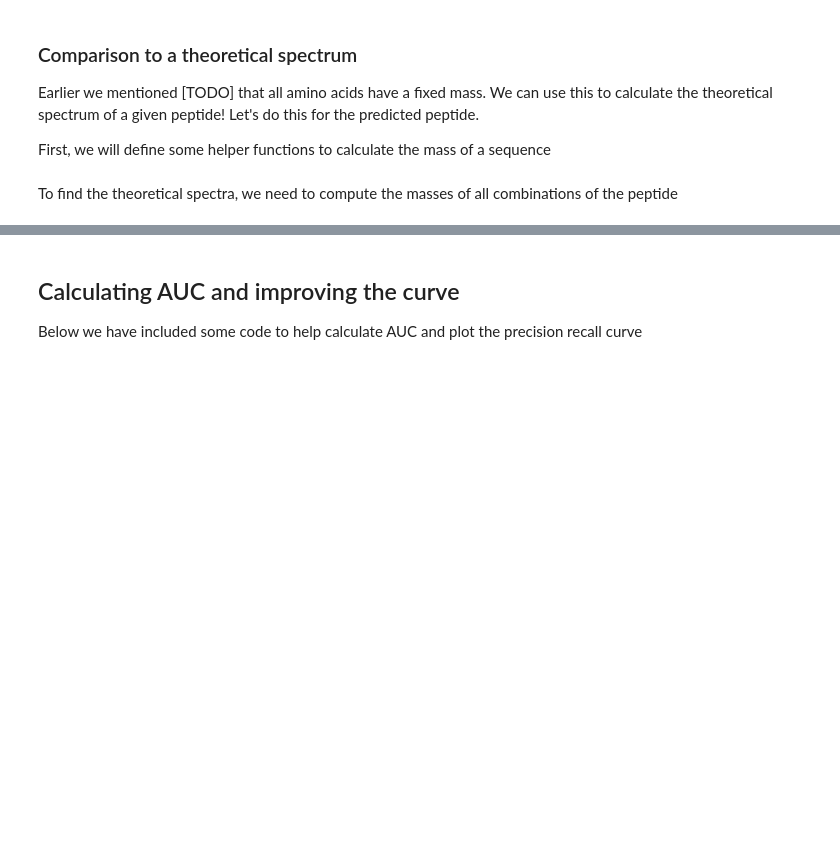
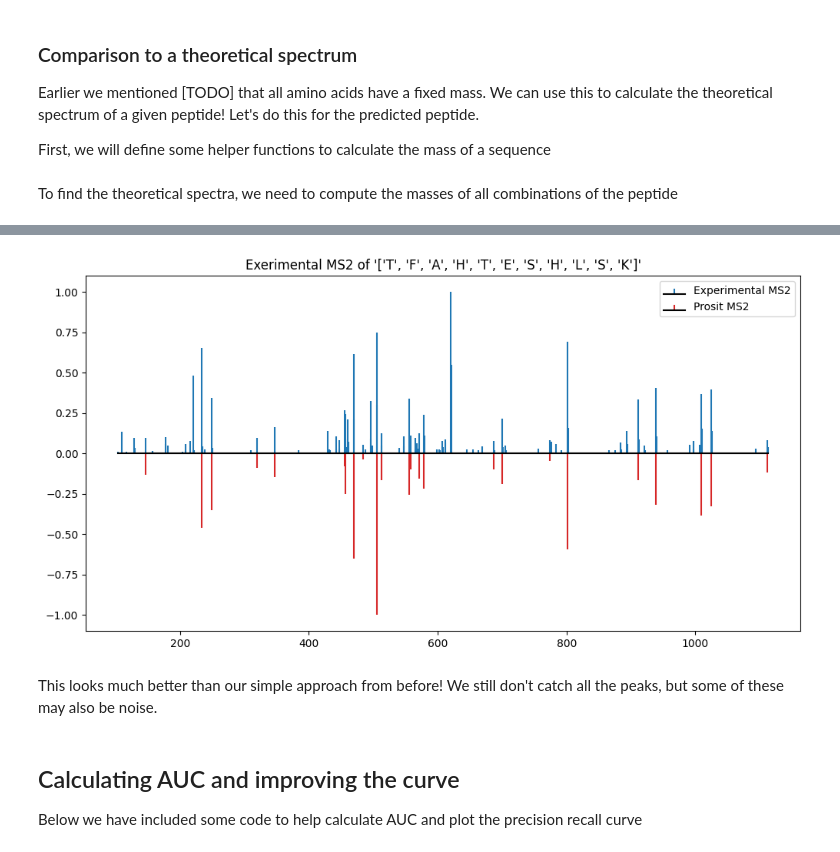
Before and after one commit to BioGeek/hackathon_indaba_senegal_2024, a Jupyter notebook: starter_notebook.ipynb, the cells around one changed output, grey strips where cells are left out. Saved outputs shown, nothing was run; the diff lists cells and outputs as text; code cells hidden in the pictures; blank space fills up the shorter version.

```diff
--- a/starter_notebook.ipynb
+++ b/starter_notebook.ipynb
@@ -235,0 +417,12 @@ As you can see, the peaks actually line up quite well with the theoretical spect
+# %%
+idx = train_df["preds_beam_0"].map(lambda x: len(x) > 0)
+
+subset_df = pd.DataFrame({
+    'ID': train_df.loc[idx, "ID"],
+    'prediction': train_df.loc[idx, "target"].map(lambda x: tokenize(x)),
+    'precursor_charge': train_df.loc[idx, "precursor_charge"],
+    'mz_array': train_df.loc[idx, "mz_array"],
+    'intensity_array': train_df.loc[idx, "intensity_array_normalised"],
+}).reset_index(drop=True)
+
+subset_df = compute_prosit_features(0.02, subset_df)
@@ -236,3 +442,17 @@ As you can see, the peaks actually line up quite well with the theoretical spect
+# %%
+prosit_row = subset_df.iloc[0]
+
+plt.figure(figsize=(12,6))
+
+plt.stem(prosit_row['mz_array'], prosit_row['intensity_array']/np.max(prosit_row['intensity_array']), markerfmt="", basefmt='black')
+plt.stem(prosit_row['prosit_mz'], -np.array(prosit_row['prosit_intensity']), linefmt='tab:red', markerfmt="", basefmt='black')
+plt.legend(["Experimental MS2", "Prosit MS2"])
+plt.title(f"Exerimental MS2 of '{prosit_row['prediction']}'")
+plt.show()
+# %% [output]
+[figure, added]
+# %% [markdown]
+This looks much better than our simple approach from before! We still don't catch all the peaks, but some of these may also be noise.
 # %% [markdown]
 ## Calculating AUC and improving the curve
 
```
Also changed, not shown: parts of 42 cells of this notebook.
